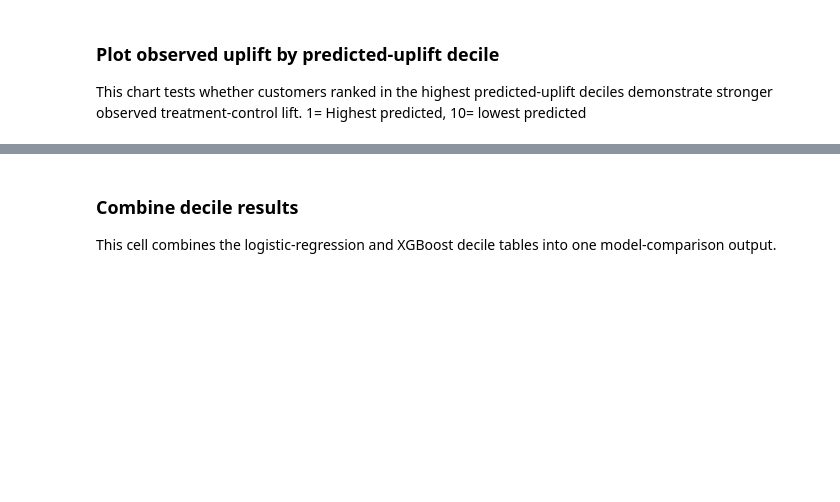
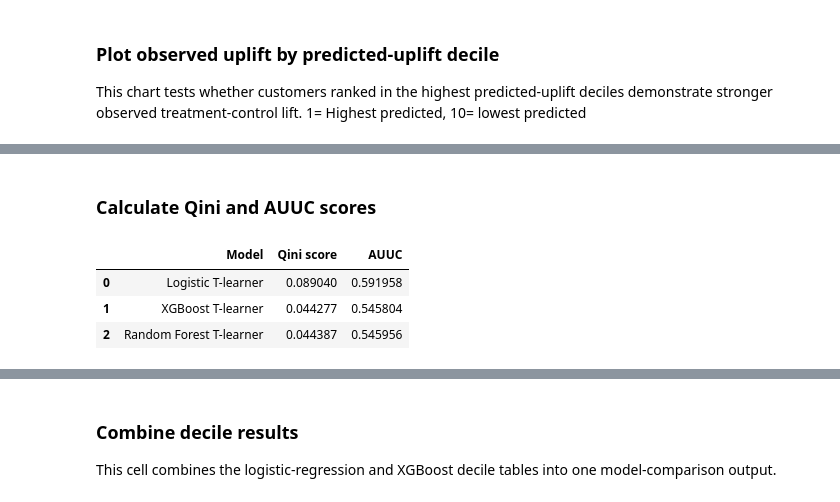
Before and after one commit to brianrp09232000/hillstrom-email-uplift-modeling, a Jupyter notebook: notebooks/04_t_learner.ipynb, the cells around one changed output, grey strips where cells are left out. Cells and saved outputs as stored; diff of their text form; code cells hidden in the pictures; blank space fills up the shorter version.

```diff
--- a/notebooks/04_t_learner.ipynb
+++ b/notebooks/04_t_learner.ipynb
@@ -1188,0 +976,57 @@ display(uplift_evaluation)
+# %% [markdown]
+### Calculate Qini and AUUC scores
+# %%
+causalml_evaluation_df = pd.DataFrame({
+    "y": y_test.to_numpy(),
+    "w": treatment_test.to_numpy(),
+    "Logistic T-learner": np.asarray(lgr_predicted_uplift),
+    "XGBoost T-learner": np.asarray(xgb_predicted_uplift),
+    "Random Forest T-learner": np.asarray(rf_predicted_uplift),
+})
+
+causalml_qini_scores = qini_score(
+    causalml_evaluation_df,
+    outcome_col="y",
+    treatment_col="w",
+    normalize=True,
+)
+
+causalml_auuc_scores = auuc_score(
+    causalml_evaluation_df,
+    outcome_col="y",
+    treatment_col="w",
+    normalize=True,
+)
+
+lgr_qini_score = float(causalml_qini_scores["Logistic T-learner"])
+xgb_qini_score = float(causalml_qini_scores["XGBoost T-learner"])
+rf_qini_score = float(causalml_qini_scores["Random Forest T-learner"])
+
+lgr_auuc_score = float(causalml_auuc_scores["Logistic T-learner"])
+xgb_auuc_score = float(causalml_auuc_scores["XGBoost T-learner"])
+rf_auuc_score = float(causalml_auuc_scores["Random Forest T-learner"])
+
+uplift_evaluation = pd.DataFrame({
+    "Model": [
+        "Logistic T-learner",
+        "XGBoost T-learner",
+        "Random Forest T-learner",
+    ],
+    "Qini score": [
+        lgr_qini_score,
+        xgb_qini_score,
+        rf_qini_score,
+    ],
+    "AUUC": [
+        lgr_auuc_score,
+        xgb_auuc_score,
+        rf_auuc_score,
+    ],
+})
+
+uplift_evaluation
+# %% [output]
+|  | Model | Qini score | AUUC |
+| 0 | Logistic T-learner | 0.089040 | 0.591958 |
+| 1 | XGBoost T-learner | 0.044277 | 0.545804 |
+| 2 | Random Forest T-learner | 0.044387 | 0.545956 |
```
Also changed, not shown: parts of 28 cells of this notebook, 9 other files.
